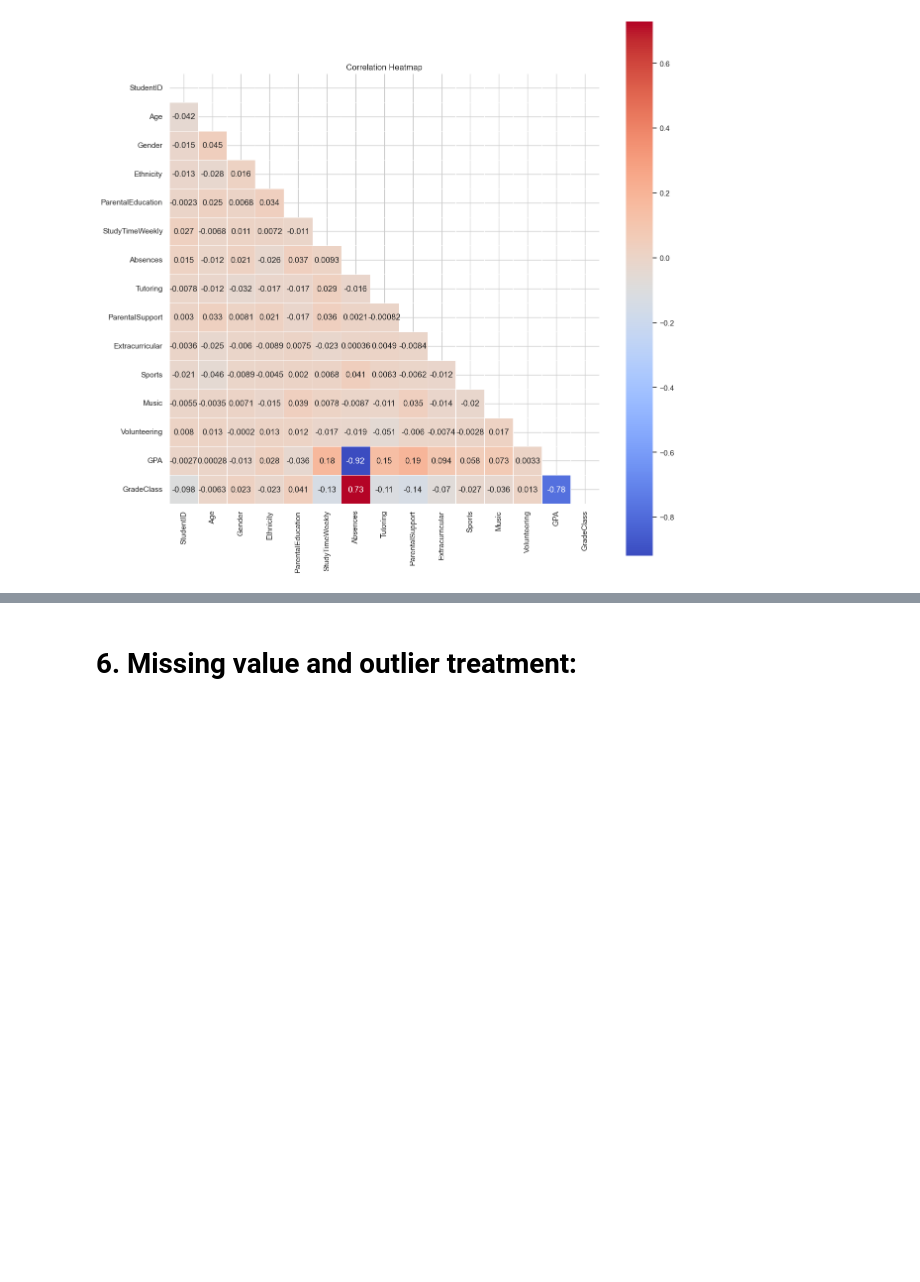
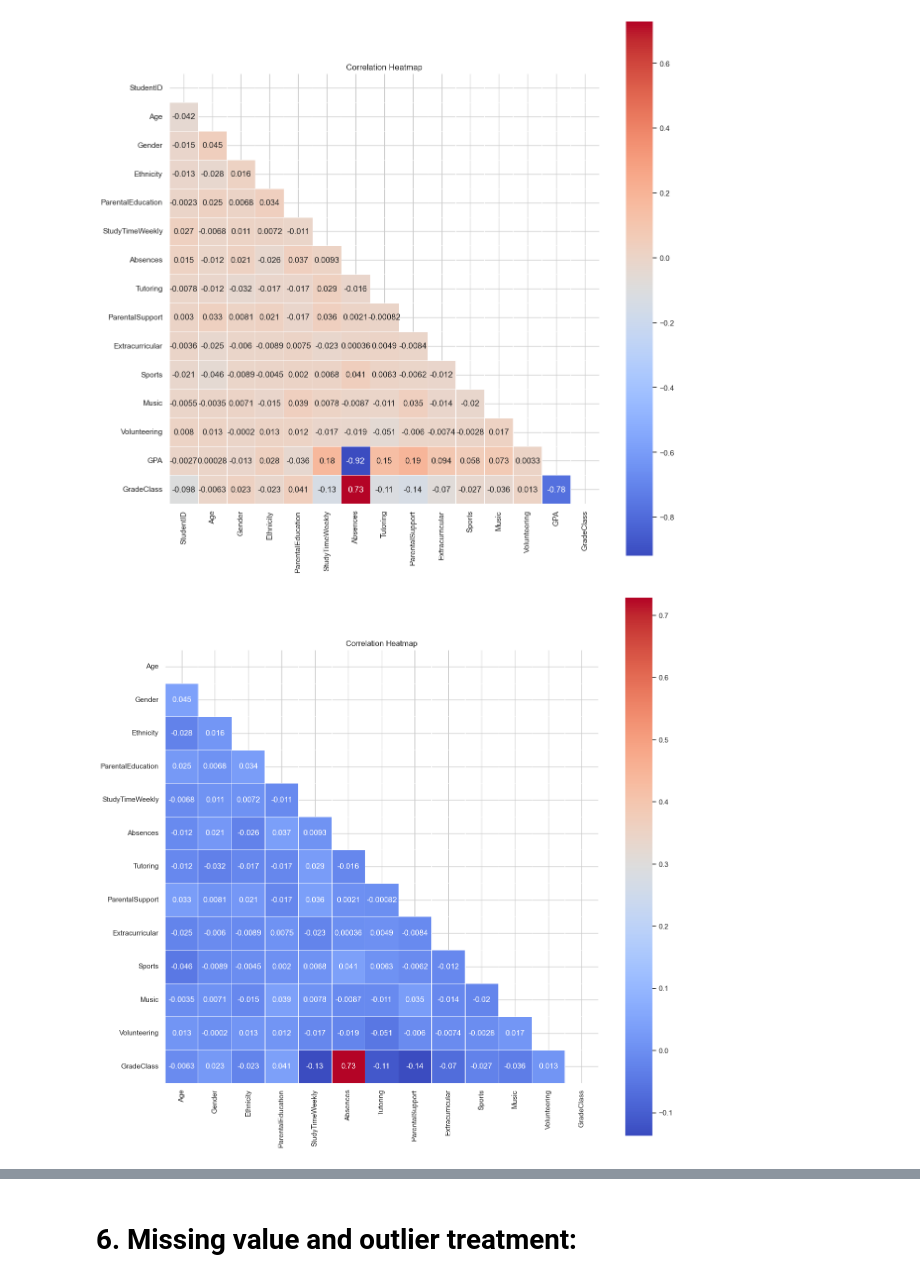
Before and after one commit to CantCode29/MLG382ProjectFolder, a Jupyter notebook: notebooks/BrightAcademyGradeAnalysisAndPredictionNoteBook.ipynb, the cells around one changed output, grey strips where cells are left out. Cells and saved outputs as stored; diff of their text form; code cells hidden in the pictures; blank space fills up the shorter version.

```diff
--- a/notebooks/BrightAcademyGradeAnalysisAndPredictionNoteBook.ipynb
+++ b/notebooks/BrightAcademyGradeAnalysisAndPredictionNoteBook.ipynb
@@ -351,3 +373,19 @@ plt.title('Correlation Heatmap')
 plt.show()
 # %% [output]
 [figure]
+# %%
+df_cor = df.copy()
+df_cor.drop(columns=['GPA', 'StudentID'], inplace=True)
+plt.figure(figsize=(15, 15))
+sns.heatmap(
+    df_cor.corr(numeric_only=True),
+    annot=True,
+    mask=np.triu(np.ones_like(df_cor.corr(), dtype=bool)),
+    cmap='coolwarm',
+    linewidths=0.5,
+    square=True
+)
+plt.title('Correlation Heatmap')
+plt.show()
+# %% [output]
+[figure, added]
```
Also changed, not shown: parts of 16 cells of this notebook.
